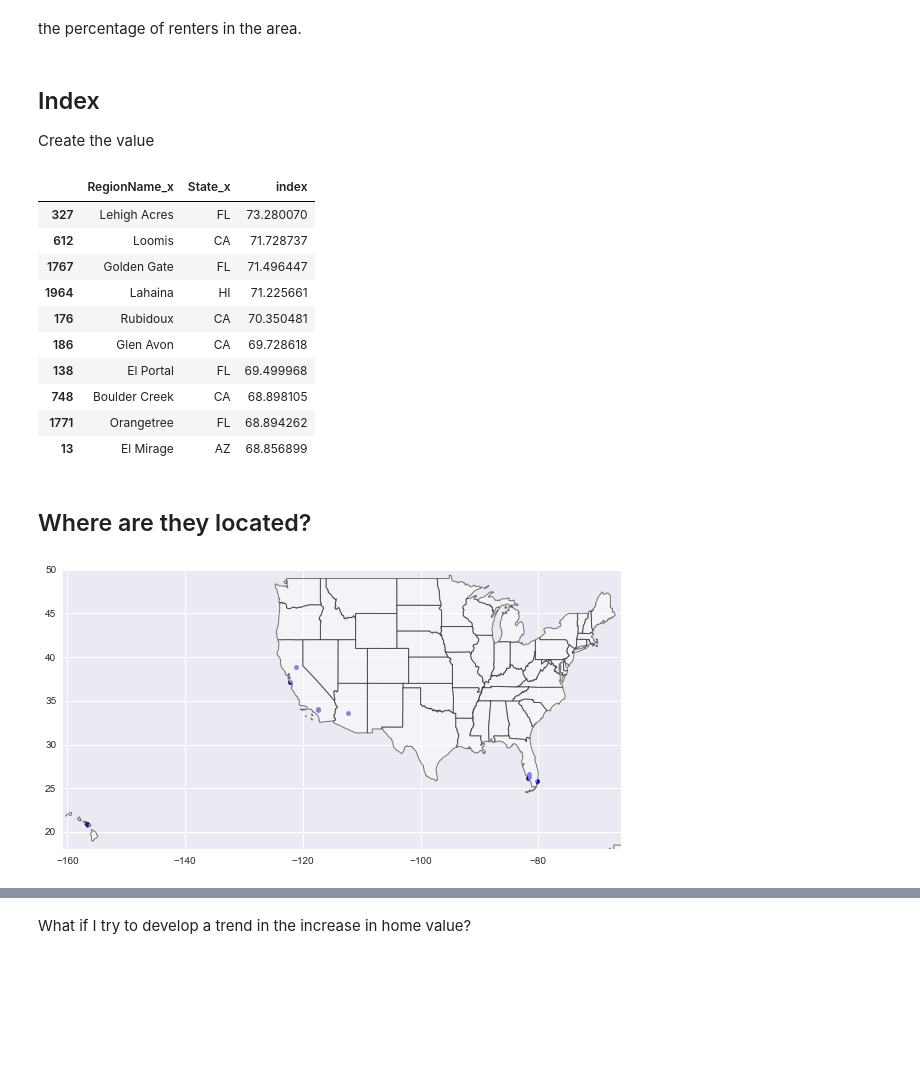
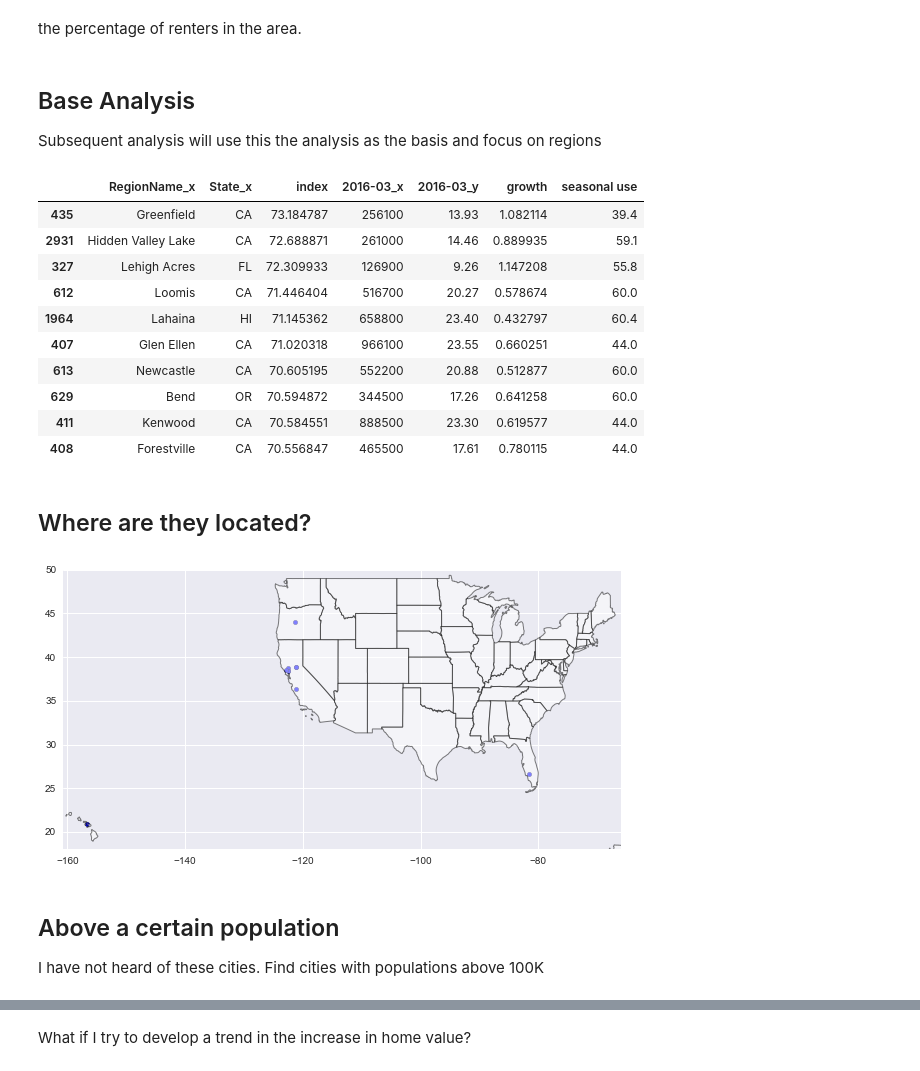
Before and after one commit to matt-stringer/vacation-rentals, a Jupyter notebook: Second Home Analysis.ipynb, the cells around one changed output, grey strips where cells are left out. Cells and saved outputs as stored; diff of their text form; code cells hidden in the pictures; blank space fills up the shorter version.

```diff
--- a/Second Home Analysis.ipynb
+++ b/Second Home Analysis.ipynb
@@ -199,9 +219,3 @@ def check_location(row):
 
 
 df_geo['near_airport'] = df_geo.apply(check_location, axis=1)
-# %%
-fig = plt.figure(figsize=(10,5))
-ax = plt.gca()
-add_us_outline(ax)
-df_geo = df_geo[df_geo['near_airport'] == True]
-ax.scatter(df_geo['Longitude'], df_geo['Latitude'], marker='o');
@@ -261,32 +273,32 @@ the percentage of renters in the area.
 min_seasonal, max_seasonal = min(df_geo['seasonal use']), max(df_geo['seasonal use'])
 difference = max_seasonal - min_seasonal
 df_geo['env_index'] = 100*(df_geo['seasonal use'] - min_seasonal) / difference
-# %% [markdown]
-## Index
-Create the value
+# %% [markdown]
+## Base Analysis
+Subsequent analysis will use this the analysis as the basis and focus on regions
 # %%
 df_geo['index'] = (.30 * df_geo['growth_index']) + (.30 * df_geo['revenue_index']) + (.30 * df_geo['price_index']) + (.10 * df_geo['env_index'])
 
 cols_2_use = [  'AccentCity',
                 'State_x',
                 'index']
 
 # sort descending from the highest index down and limit the top 10
 df_out = df_geo.sort('index', ascending=False).head(10)
 
-df_out[['RegionName_x', 'State_x', 'index']]
+df_out[['RegionName_x', 'State_x', 'index', '2016-03_x', '2016-03_y', 'growth', 'seasonal use']]
 # %% [output]
-|  | RegionName_x | State_x | index |
-| 327 | Lehigh Acres | FL | 73.280070 |
-| 612 | Loomis | CA | 71.728737 |
-| 1767 | Golden Gate | FL | 71.496447 |
-| 1964 | Lahaina | HI | 71.225661 |
-| 176 | Rubidoux | CA | 70.350481 |
-| 186 | Glen Avon | CA | 69.728618 |
-| 138 | El Portal | FL | 69.499968 |
-| 748 | Boulder Creek | CA | 68.898105 |
-| 1771 | Orangetree | FL | 68.894262 |
-| 13 | El Mirage | AZ | 68.856899 |
+|  | RegionName_x | State_x | index | 2016-03_x | 2016-03_y | growth | seasonal use |
+| 435 | Greenfield | CA | 73.184787 | 256100 | 13.93 | 1.082114 | 39.4 |
+| 2931 | Hidden Valley Lake | CA | 72.688871 | 261000 | 14.46 | 0.889935 | 59.1 |
+| 327 | Lehigh Acres | FL | 72.309933 | 126900 | 9.26 | 1.147208 | 55.8 |
+| 612 | Loomis | CA | 71.446404 | 516700 | 20.27 | 0.578674 | 60.0 |
+| 1964 | Lahaina | HI | 71.145362 | 658800 | 23.40 | 0.432797 | 60.4 |
+| 407 | Glen Ellen | CA | 71.020318 | 966100 | 23.55 | 0.660251 | 44.0 |
+| 613 | Newcastle | CA | 70.605195 | 552200 | 20.88 | 0.512877 | 60.0 |
+| 629 | Bend | OR | 70.594872 | 344500 | 17.26 | 0.641258 | 60.0 |
+| 411 | Kenwood | CA | 70.584551 | 888500 | 23.30 | 0.619577 | 44.0 |
+| 408 | Forestville | CA | 70.556847 | 465500 | 17.61 | 0.780115 | 44.0 |
 # %% [markdown]
 ## Where are they located?
 # %%
@@ -295,4 +307,7 @@ ax = plt.gca()
 add_us_outline(ax)
 ax.scatter(df_out['Longitude'], df_out['Latitude'], marker='o');
 # %% [output]
-[figure, old version]
+[figure, new version]
+# %% [markdown]
+## Above a certain population
+I have not heard of these cities. Find cities with populations above 100K
```
Also changed, not shown: parts of 20 cells of this notebook, 1 other file.
